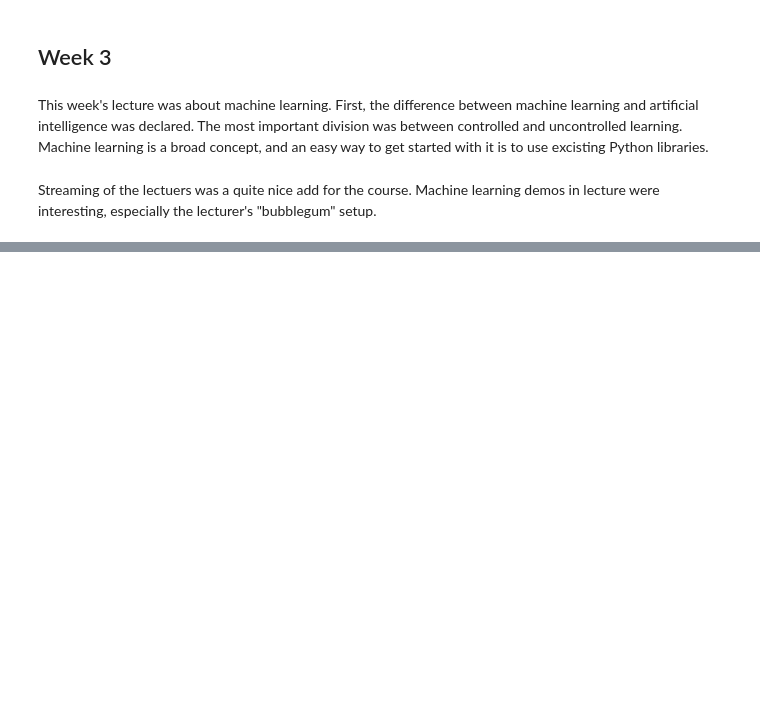
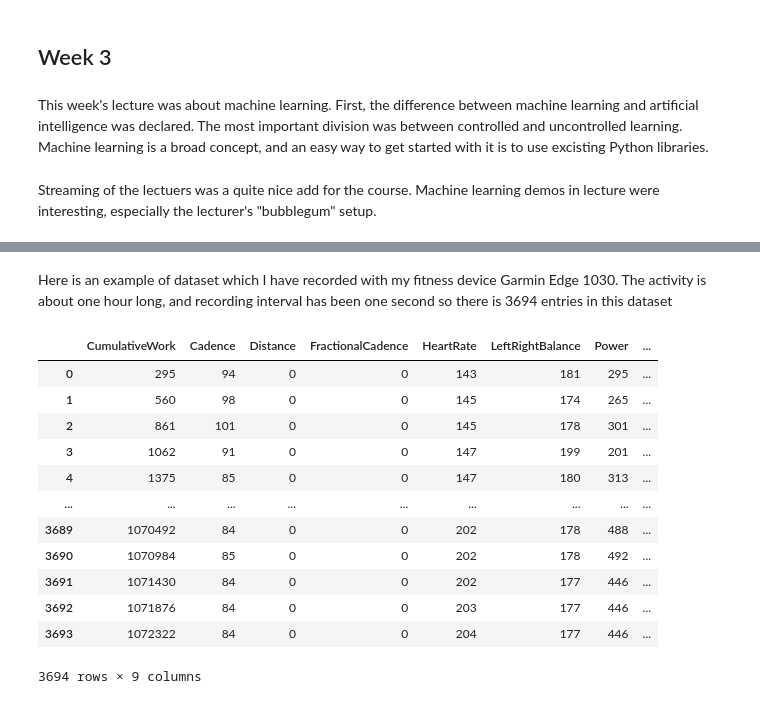
Before and after one commit to htaim/JODA2022, a Jupyter notebook: Oppimispaivakirja.ipynb, the cells around one changed output, grey strips where cells are left out. Cells and saved outputs as stored; diff of their text form; code cells hidden in the pictures; blank space fills up the shorter version.

```diff
--- a/Oppimispaivakirja.ipynb
+++ b/Oppimispaivakirja.ipynb
@@ -184,0 +182,25 @@ Streaming of the lectuers was a quite nice add for the course. Machine learning
+# %% [markdown]
+Here is an example of dataset which I have recorded with my fitness device Garmin Edge 1030. The activity is about one hour long, and recording interval has been one second so there is 3694 entries in this dataset
+# %%
+import pandas
+import matplotlib.pyplot as plot
+from matplotlib import style
+#Import activity data in csv format
+df_activity = pandas.read_csv("activity_output.csv")
+#Rename first colum
+df_activity = df_activity.rename(columns={"AccumulatedPower":"CumulativeWork"}, errors = "raise")
+df_activity
+# %% [output]
+|  | CumulativeWork | Cadence | Distance | FractionalCadence | HeartRate | LeftRightBalance | Power | ... |
+| 0 | 295 | 94 | 0 | 0 | 143 | 181 | 295 | ... |
+| 1 | 560 | 98 | 0 | 0 | 145 | 174 | 265 | ... |
+| 2 | 861 | 101 | 0 | 0 | 145 | 178 | 301 | ... |
+| 3 | 1062 | 91 | 0 | 0 | 147 | 199 | 201 | ... |
+| 4 | 1375 | 85 | 0 | 0 | 147 | 180 | 313 | ... |
+| ... | ... | ... | ... | ... | ... | ... | ... | ... |
+| 3689 | 1070492 | 84 | 0 | 0 | 202 | 178 | 488 | ... |
+| 3690 | 1070984 | 85 | 0 | 0 | 202 | 178 | 492 | ... |
+| 3691 | 1071430 | 84 | 0 | 0 | 202 | 177 | 446 | ... |
+| 3692 | 1071876 | 84 | 0 | 0 | 203 | 177 | 446 | ... |
+| 3693 | 1072322 | 84 | 0 | 0 | 204 | 177 | 446 | ... |
+3694 rows × 9 columns
```
Also changed, not shown: parts of 8 cells of this notebook, 1 other file.
